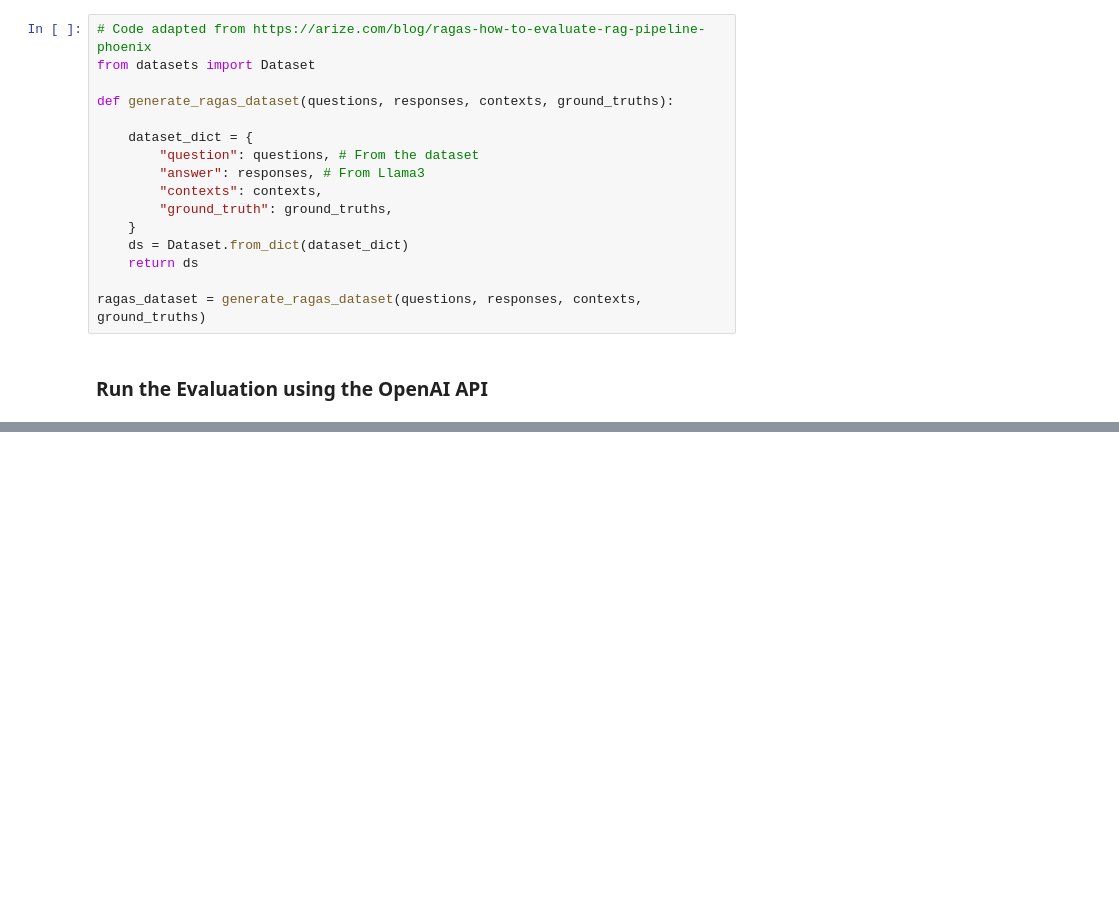
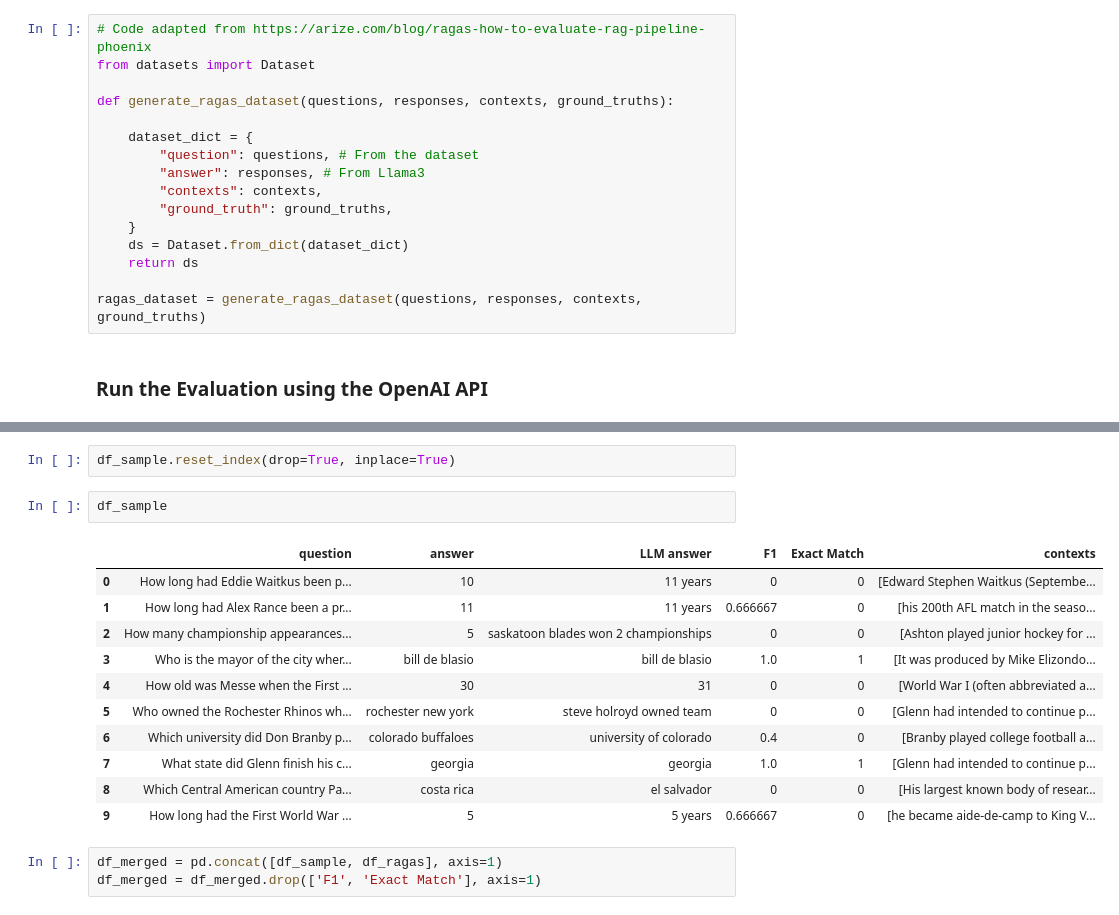
Before and after one commit to fabiograssiotto/IA024, a Jupyter notebook: Aula_10_11/RA890441 - Aula10_11.ipynb, the cells around one changed output, grey strips where cells are left out. Drawn from its saved outputs; the diff is of its cells as text; blank space fills up the shorter version.

```diff
--- a/Aula_10_11/RA890441 - Aula10_11.ipynb
+++ b/Aula_10_11/RA890441 - Aula10_11.ipynb
@@ -706 +702,20 @@ ExceptionInRunner: The runner thread which was running the jobs raised an execep
+# %%
+df_sample.reset_index(drop=True, inplace=True)
+# %%
+df_sample
+# %% [output]
+|  | question | answer | LLM answer | F1 | Exact Match | contexts |
+| 0 | How long had Eddie Waitkus been p... | 10 | 11 years | 0 | 0 | [Edward Stephen Waitkus (Septembe... |
+| 1 | How long had Alex Rance been a pr... | 11 | 11 years | 0.666667 | 0 | [his 200th AFL match in the seaso... |
+| 2 | How many championship appearances... | 5 | saskatoon blades won 2 championships | 0 | 0 | [Ashton played junior hockey for ... |
+| 3 | Who is the mayor of the city wher... | bill de blasio | bill de blasio | 1.0 | 1 | [It was produced by Mike Elizondo... |
+| 4 | How old was Messe when the First ... | 30 | 31 | 0 | 0 | [World War I (often abbreviated a... |
+| 5 | Who owned the Rochester Rhinos wh... | rochester new york | steve holroyd owned team | 0 | 0 | [Glenn had intended to continue p... |
+| 6 | Which university did Don Branby p... | colorado buffaloes | university of colorado | 0.4 | 0 | [Branby played college football a... |
+| 7 | What state did Glenn finish his c... | georgia | georgia | 1.0 | 1 | [Glenn had intended to continue p... |
+| 8 | Which Central American country Pa... | costa rica | el salvador | 0 | 0 | [His largest known body of resear... |
+| 9 | How long had the First World War ... | 5 | 5 years | 0.666667 | 0 | [he became aide-de-camp to King V... |
+# %%
+df_merged = pd.concat([df_sample, df_ragas], axis=1)
+df_merged = df_merged.drop(['F1', 'Exact Match'], axis=1)
 # %%
```
Also changed, not shown: parts of 11 cells of this notebook, 2 other files.
